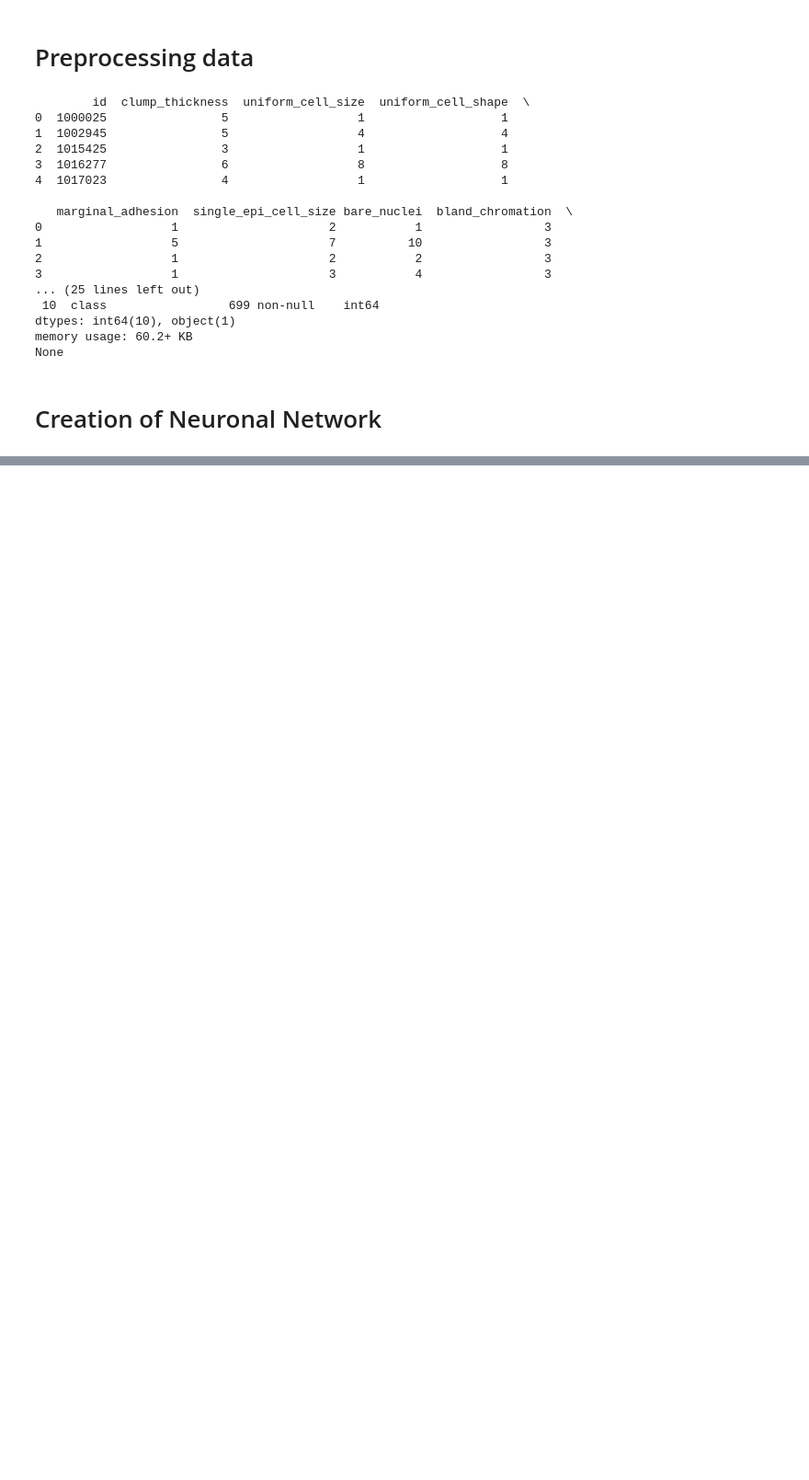
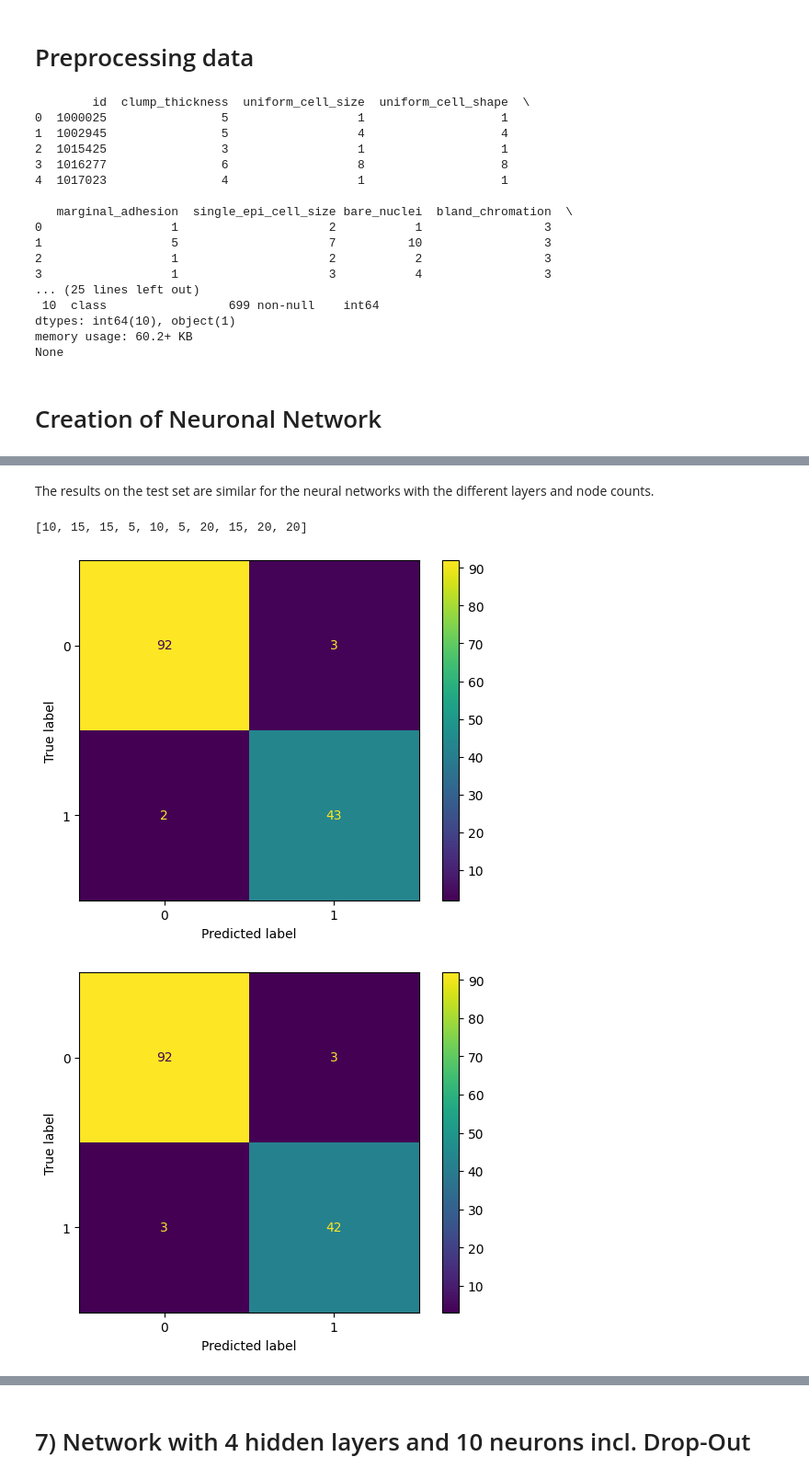
Before and after one commit to Henrik-Albers/artificial_intelligence, a Jupyter notebook: Exercise_3/tumor_classification.ipynb, the cells around one changed output, grey strips where cells are left out. Shown: that part at 92% size. Saved outputs shown, nothing was run; the diff lists cells and outputs as text; code cells hidden in the pictures; blank space fills up the shorter version.

```diff
--- a/Exercise_3/tumor_classification.ipynb
+++ b/Exercise_3/tumor_classification.ipynb
@@ -114,0 +182,10 @@ disp_ens.plot()
+# %% [markdown]
+The results on the test set are similar for the neural networks with the different layers and node counts.
+# %%
+print(node_counts[1:])
+for plot in plots:
+    plot.plot()
+# %% [output]
+[10, 15, 15, 5, 10, 5, 20, 15, 20, 20]
+[figure, added]
+[figure, added]
@@ -114,0 +200,2 @@ disp_ens.plot()
+# %% [markdown]
+# 7) Network with 4 hidden layers and 10 neurons incl. Drop-Out
```
Also changed, not shown: parts of 9 cells of this notebook, 6 other files.
